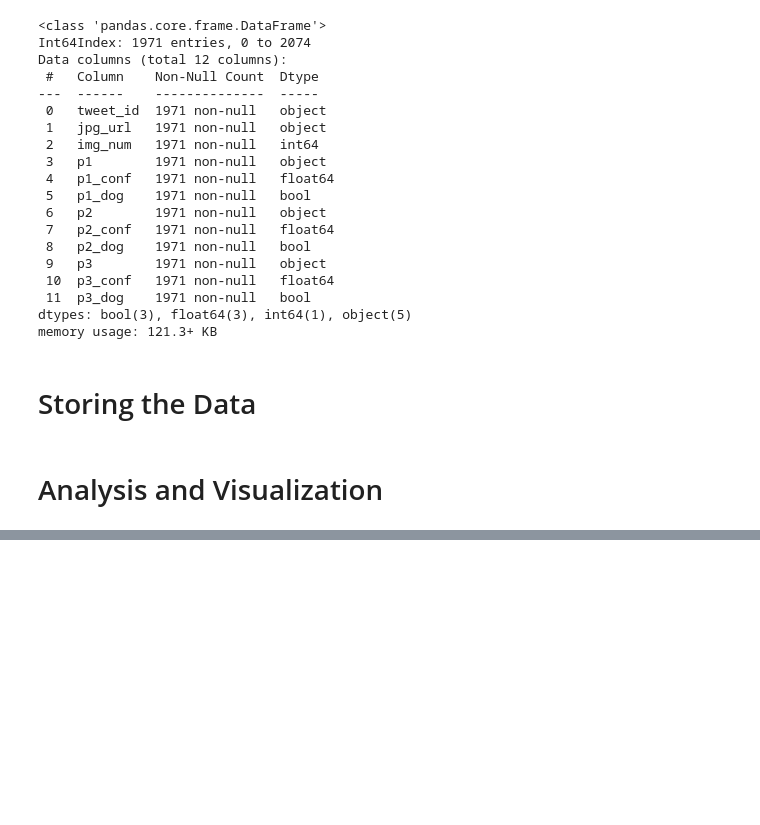
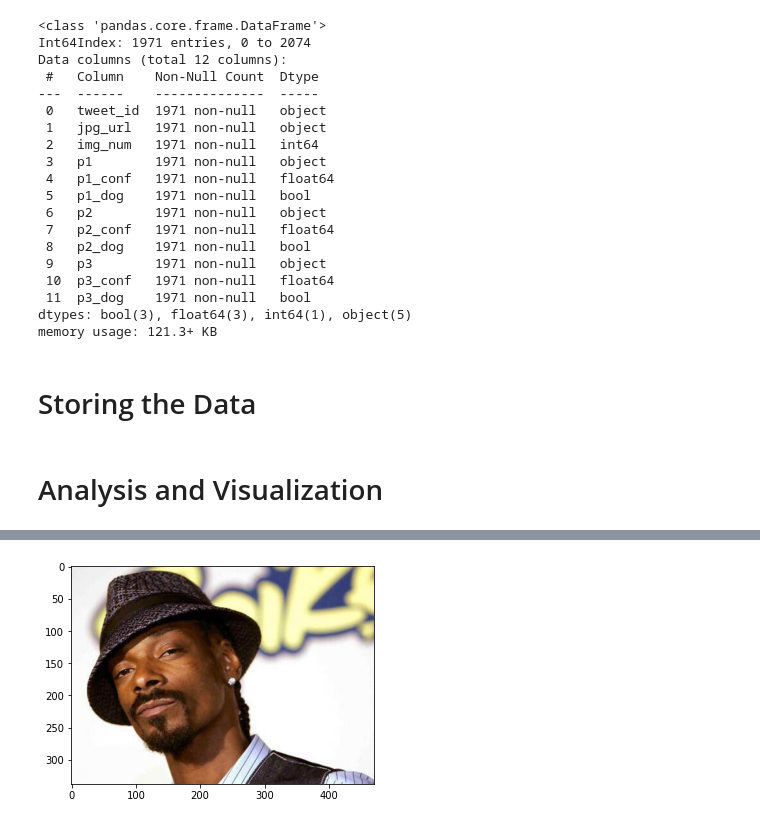
Before and after one commit to SuHamza/DAND-P2-Data-Wrangling, a Jupyter notebook: wrangle_act.ipynb, the cells around one changed output, grey strips where cells are left out. Drawn from its saved outputs; the diff is of its cells as text; code cells hidden in the pictures; blank space fills up the shorter version.

```diff
--- a/wrangle_act.ipynb
+++ b/wrangle_act.ipynb
@@ -1337,0 +1594,9 @@ img_pred_clean.to_csv('image_predictions_clean.csv', header=True)
+# %%
+# Display the image that had the highest rating in 'microphone' classification
+# Located at index = 1696 ==> Not a dog!
+img_url = master_df.iloc[1696]['jpg_url']
+img = plt.imread(img_url, format='jpg')
+plt.imshow(img)
+plt.show()
+# %% [output]
+[figure, added]
```
Also changed, not shown: parts of 33 cells of this notebook.
